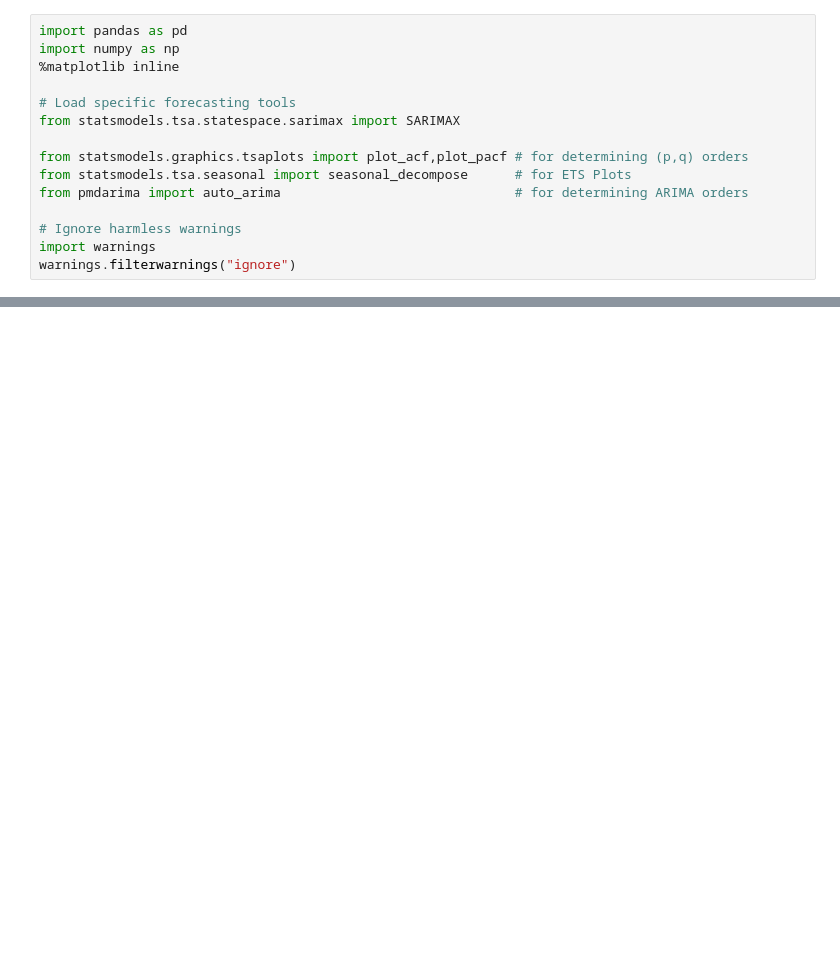
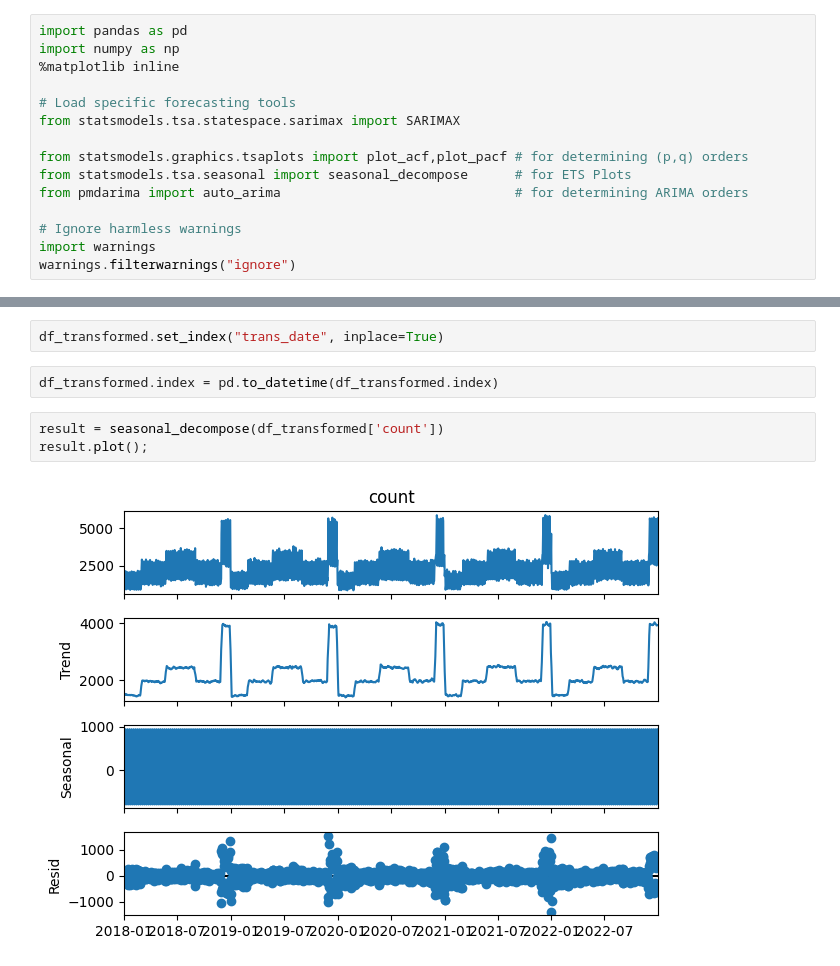
Before and after one commit to DMODPevahouse/ai_enabled_system, a Jupyter notebook: TimeSeries/Assignment/data_exploration.ipynb, the cells around one changed output, grey strips where cells are left out. Cells and saved outputs as stored; diff of their text form; blank space fills up the shorter version.

```diff
--- a/TimeSeries/Assignment/data_exploration.ipynb
+++ b/TimeSeries/Assignment/data_exploration.ipynb
@@ -529,0 +610,9 @@ for x in df_weekly:       # for days where holiday == 1
+# %%
+df_transformed.set_index("trans_date", inplace=True)
+# %%
+df_transformed.index = pd.to_datetime(df_transformed.index)
+# %%
+result = seasonal_decompose(df_transformed['count'])
+result.plot();
+# %% [output]
+[figure, added]
```
Also changed, not shown: parts of 59 cells of this notebook, 8 other files.
